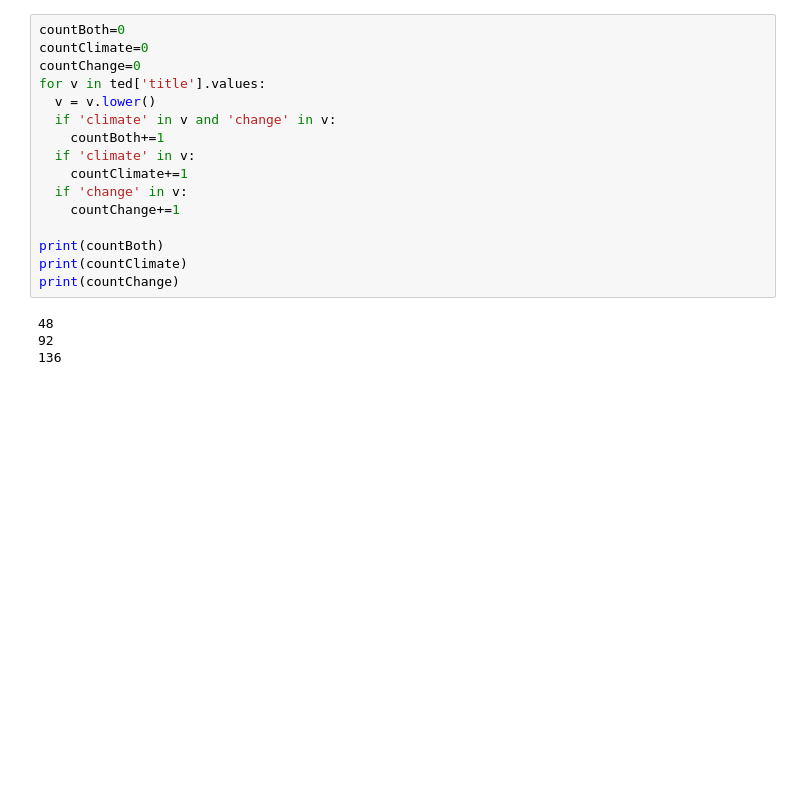
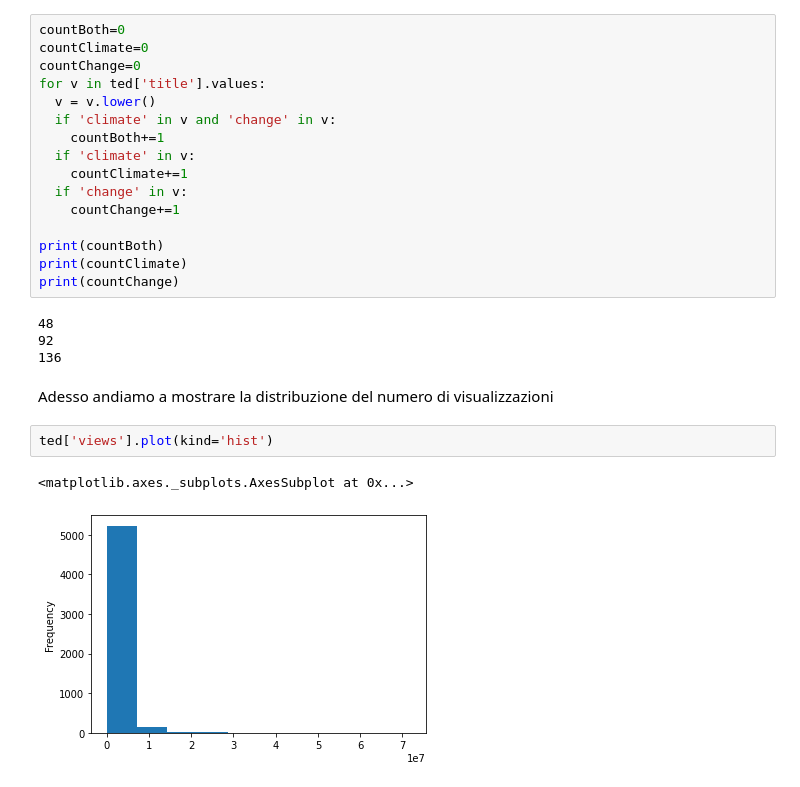
Before and after one commit to Fili00/Analisi_TedTalkDataset, a Jupyter notebook: progetto.ipynb, the cells around one changed output. Cells and saved outputs as stored; diff of their text form; blank space fills up the shorter version.

```diff
--- a/progetto.ipynb
+++ b/progetto.ipynb
@@ -303,3 +302,10 @@ print(countChange)
 48
 92
 136
+# %% [markdown]
+Adesso andiamo a mostrare la distribuzione del numero di visualizzazioni
+# %%
+ted['views'].plot(kind='hist')
+# %% [output]
+<matplotlib.axes._subplots.AxesSubplot at 0x...>
+[figure, added]
```
Also changed, not shown: parts of 14 cells of this notebook.
